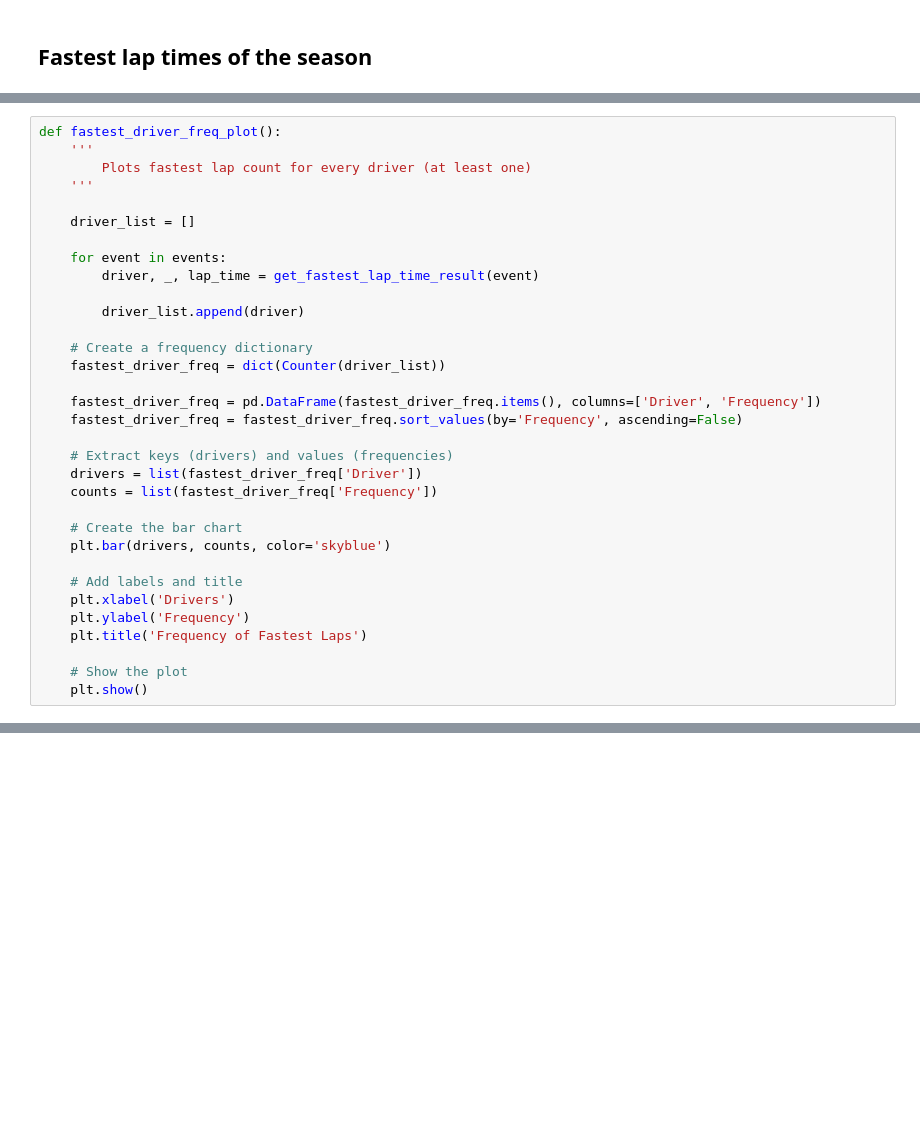
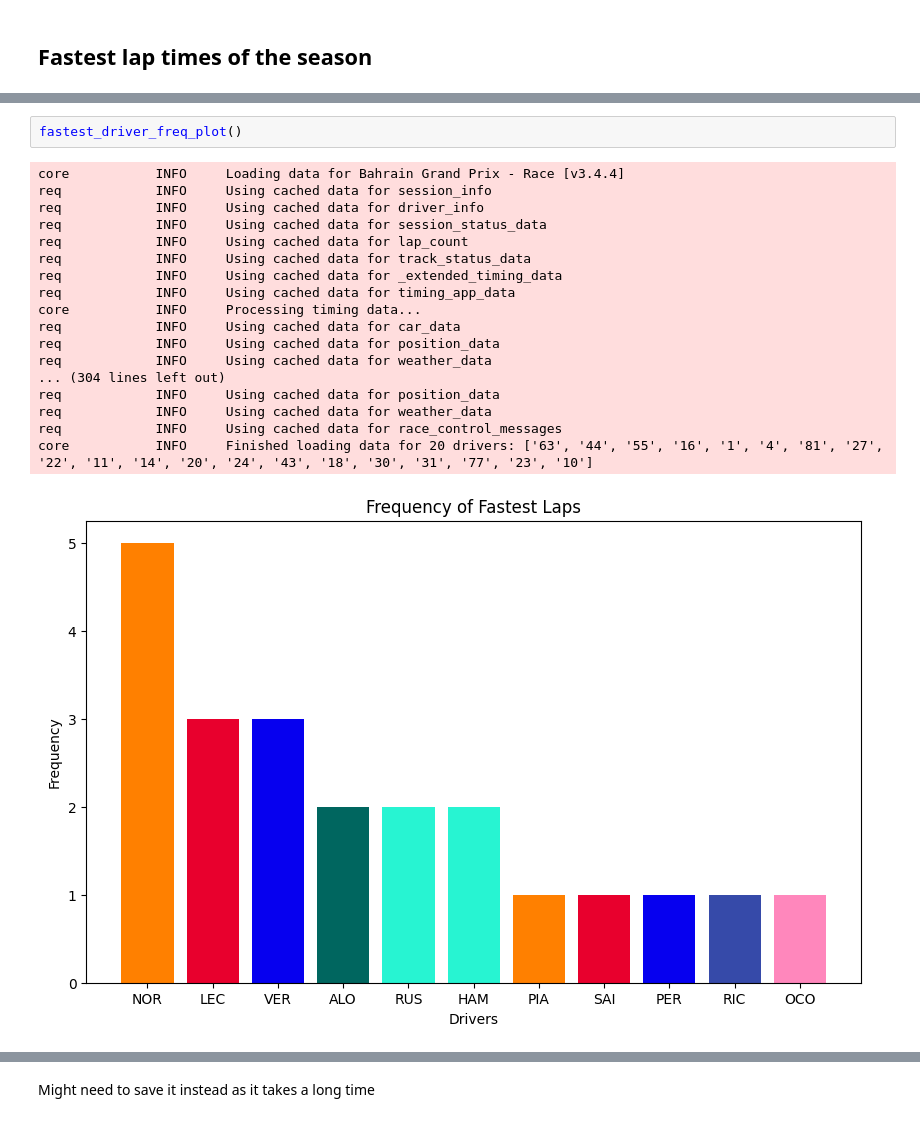
Before and after one commit to mihalisag/data-podium, a Jupyter notebook: lap_times.ipynb, the cells around one changed output, grey strips where cells are left out. Saved outputs shown, nothing was run; the diff lists cells and outputs as text; blank space fills up the shorter version.

Commit message:
Experimented more and wrote many more functions. Still need to import them in the streamit app in a smart way

```diff
--- a/lap_times.ipynb
+++ b/lap_times.ipynb
@@ -284,33 +247,0 @@ events
-# %%
-def fastest_driver_freq_plot():
-    '''
-        Plots fastest lap count for every driver (at least one)
-    '''
-
-    driver_list = []
-
-    for event in events:
-        driver, _, lap_time = get_fastest_lap_time_result(event)
-
-        driver_list.append(driver)
-
-    # Create a frequency dictionary
-    fastest_driver_freq = dict(Counter(driver_list))
-
-    fastest_driver_freq = pd.DataFrame(fastest_driver_freq.items(), columns=['Driver', 'Frequency'])
-    fastest_driver_freq = fastest_driver_freq.sort_values(by='Frequency', ascending=False)
-
-    # Extract keys (drivers) and values (frequencies)
-    drivers = list(fastest_driver_freq['Driver'])
-    counts = list(fastest_driver_freq['Frequency'])
-
-    # Create the bar chart
-    plt.bar(drivers, counts, color='skyblue')
-
-    # Add labels and title
-    plt.xlabel('Drivers')
-    plt.ylabel('Frequency')
-    plt.title('Frequency of Fastest Laps')
-
-    # Show the plot
-    plt.show()
@@ -319,0 +248,21 @@ def fastest_driver_freq_plot():
+# %%
+fastest_driver_freq_plot()
+# %% [output]
+core           INFO     Loading data for Bahrain Grand Prix - Race [v3.4.4]
+req            INFO     Using cached data for session_info
+req            INFO     Using cached data for driver_info
+req            INFO     Using cached data for session_status_data
+req            INFO     Using cached data for lap_count
+req            INFO     Using cached data for track_status_data
+req            INFO     Using cached data for _extended_timing_data
+req            INFO     Using cached data for timing_app_data
+core           INFO     Processing timing data...
+req            INFO     Using cached data for car_data
+req            INFO     Using cached data for position_data
+req            INFO     Using cached data for weather_data
+... (304 lines left out)
+req            INFO     Using cached data for position_data
+req            INFO     Using cached data for weather_data
+req            INFO     Using cached data for race_control_messages
+core           INFO     Finished loading data for 20 drivers: ['63', '44', '55', '16', '1', '4', '81', '27', '22', '11', '14', '20', '24', '43', '18', '30', '31', '77', '23', '10']
+[figure, added]
@@ -319,0 +270,2 @@ def fastest_driver_freq_plot():
+# %% [markdown]
+Might need to save it instead as it takes a long time
```
Also changed, not shown: parts of 6 cells of this notebook, 5 other files.
